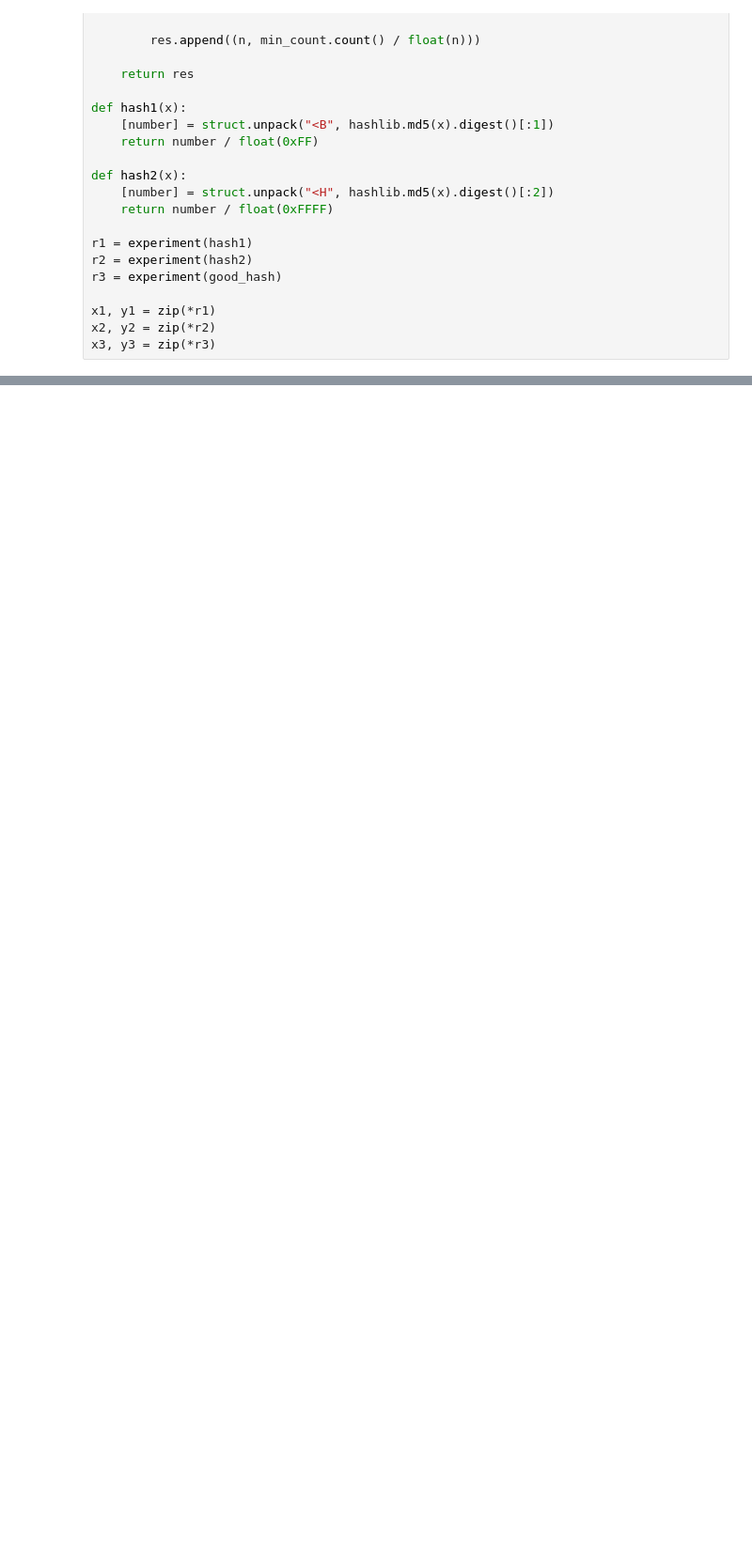
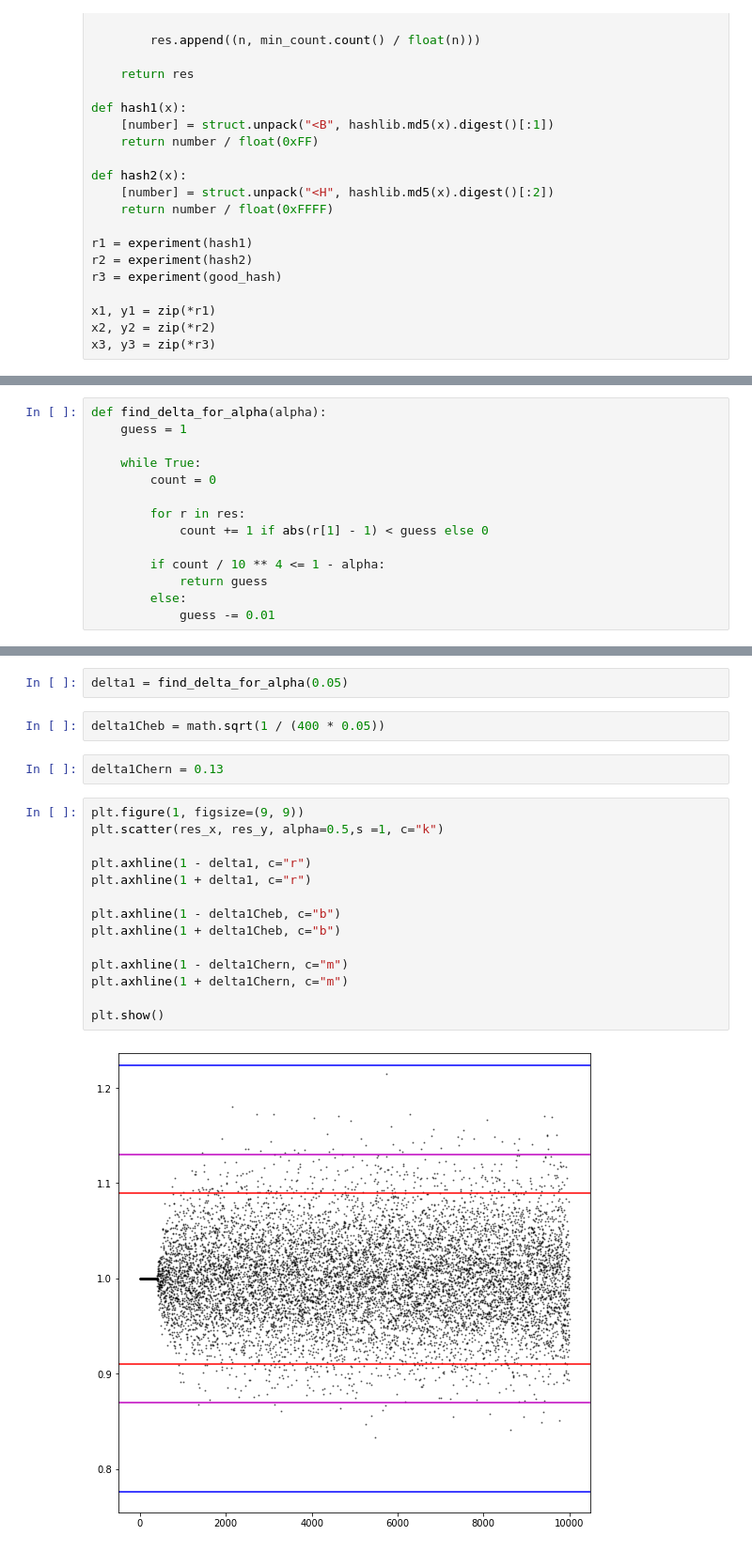
Before and after one commit to yurtsiv/pwr, a Jupyter notebook: masters/semester-1/alg-analysis/notebook/Lab 2.ipynb, the cells around one changed output, grey strips where cells are left out. Shown at 94% size. Drawn from its saved outputs; the diff is of its cells as text; blank space fills up the shorter version.

```diff
--- a/masters/semester-1/alg-analysis/notebook/Lab 2.ipynb
+++ b/masters/semester-1/alg-analysis/notebook/Lab 2.ipynb
@@ -138,0 +138,14 @@ plt.show()
+# %%
+def find_delta_for_alpha(alpha):
+    guess = 1
+
+    while True:
+        count = 0
+
+        for r in res:
+            count += 1 if abs(r[1] - 1) < guess else 0
+
+        if count / 10 ** 4 <= 1 - alpha:
+            return guess
+        else:
+            guess -= 0.01
@@ -138,0 +154,22 @@ plt.show()
+# %%
+delta1 = find_delta_for_alpha(0.05)
+# %%
+delta1Cheb = math.sqrt(1 / (400 * 0.05))
+# %%
+delta1Chern = 0.13
+# %%
+plt.figure(1, figsize=(9, 9))
+plt.scatter(res_x, res_y, alpha=0.5,s =1, c="k")
+
+plt.axhline(1 - delta1, c="r")
+plt.axhline(1 + delta1, c="r")
+
+plt.axhline(1 - delta1Cheb, c="b")
+plt.axhline(1 + delta1Cheb, c="b")
+
+plt.axhline(1 - delta1Chern, c="m")
+plt.axhline(1 + delta1Chern, c="m")
+
+plt.show()
+# %% [output]
+[figure, added]
```
Also changed, not shown: parts of 19 cells of this notebook, 1 other file.
